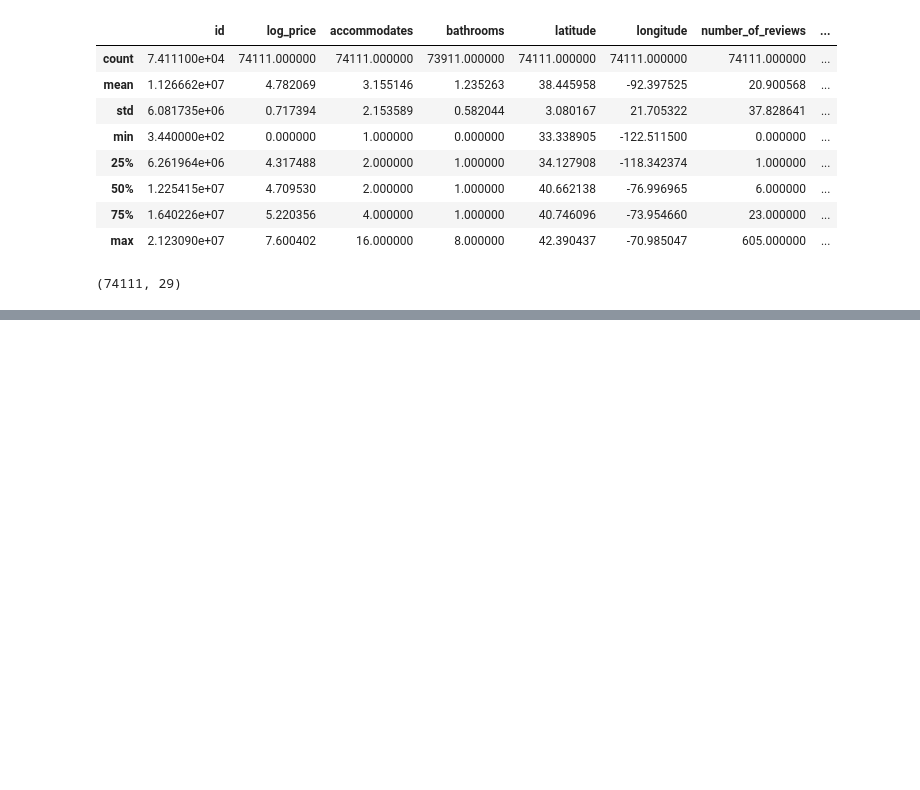
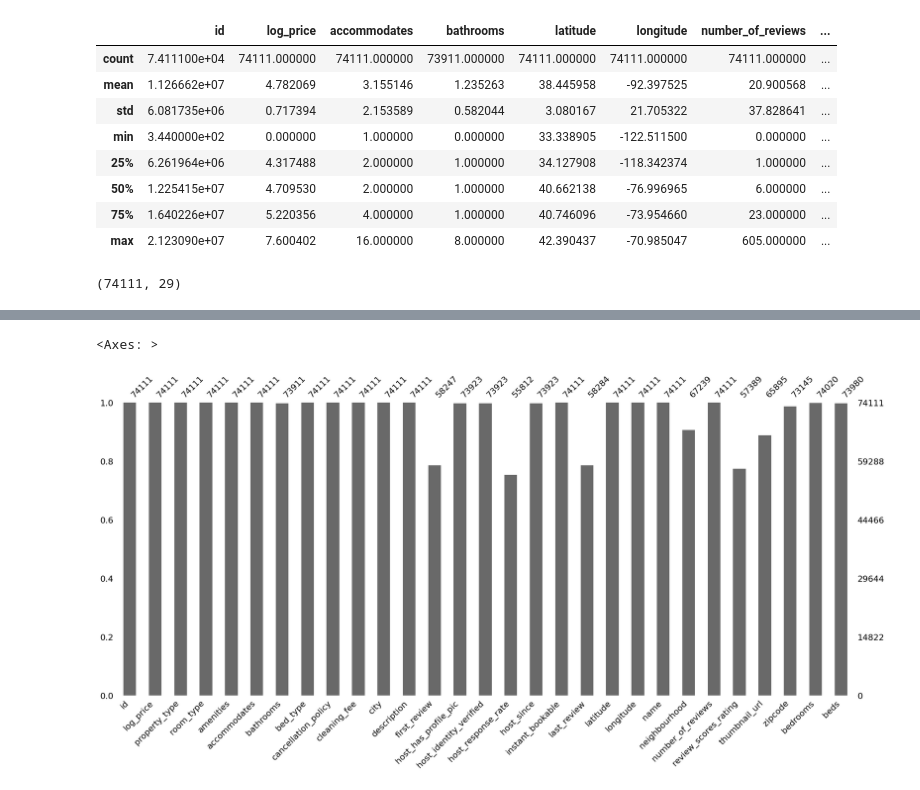
Before and after one commit to Lyn-12/Bootcamp_Projects, a Jupyter notebook: Week2_Project/Airbnb_prediction.ipynb, the cells around one changed output, grey strips where cells are left out. Drawn from its saved outputs; the diff is of its cells as text; code cells hidden in the pictures; blank space fills up the shorter version.

```diff
--- a/Week2_Project/Airbnb_prediction.ipynb
+++ b/Week2_Project/Airbnb_prediction.ipynb
@@ -73,0 +118,8 @@ df.shape
+# %%
+##Use median to impute numeric columns since median is not
+#Visualizing missing values with Missingno
+#By analyzing how the data is distributed, we cna conclude that the values are missing at random
+msno.bar(df)
+# %% [output]
+<Axes: >
+[figure, added]
```
Also changed, not shown: parts of 38 cells of this notebook.
